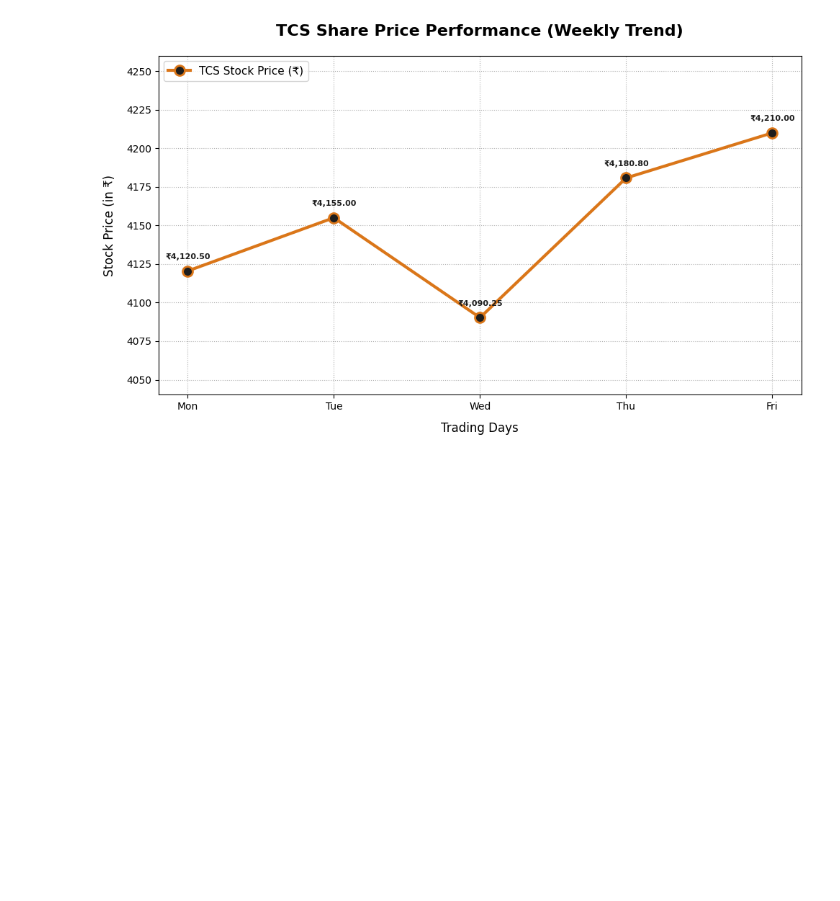
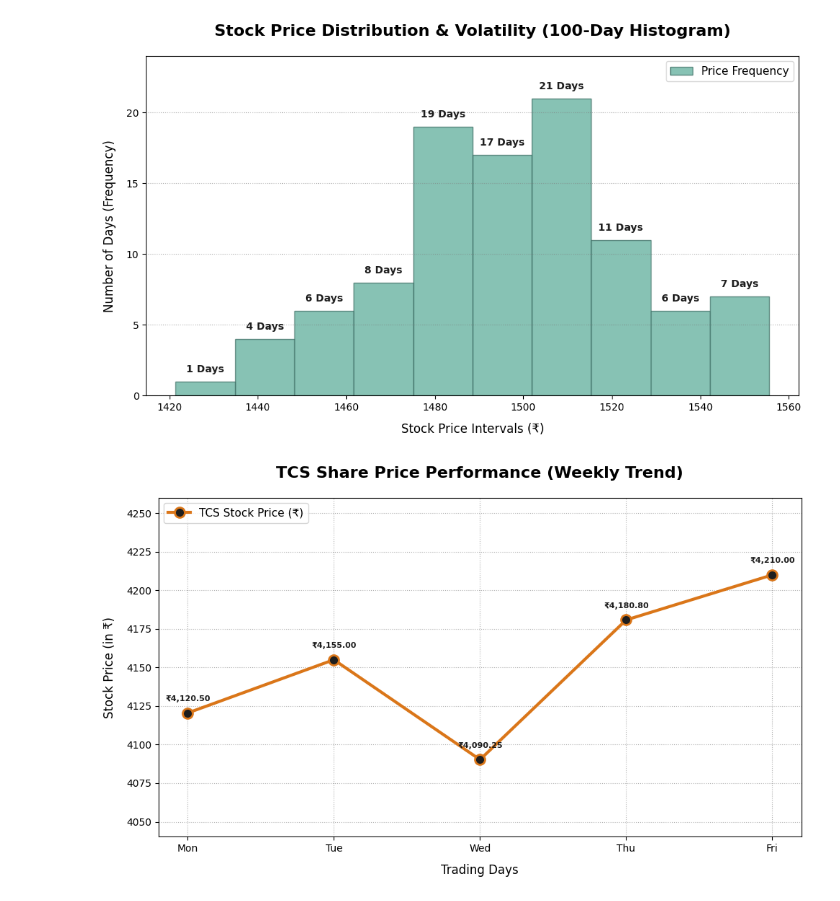
Before and after one commit to theavishekverma/agentic-AI-training, a Jupyter notebook: Jupyter/matplotlib_prog.ipynb, the cells around one changed output. Cells and saved outputs as stored; diff of their text form; code cells hidden in the pictures; blank space fills up the shorter version.

Commit message:
Matplotlib Further Chart Code

```diff
--- a/Jupyter/matplotlib_prog.ipynb
+++ b/Jupyter/matplotlib_prog.ipynb
@@ -1,3 +503,55 @@
+# %%
+import matplotlib.pyplot as plt
+import numpy as np
+
+# 1. Simulate Stock Data (e.g., 100 days of a volatile stock trading around ₹1500)
+np.random.seed(42)
+stock_prices = np.random.normal(loc=1500, scale=30, size=100)
+
+# 2. Initialize the plot
+plt.figure(figsize=(10, 6))
+
+# 3. Create the Histogram
+# 'bins' defines how many intervals we break the data into
+counts, bins, patches = plt.hist(stock_prices,
+                                 bins=10,
+                                 color='#69b3a2',
+                                 edgecolor='#43746a',
+                                 alpha=0.8,
+                                 label='Price Frequency')
+
+# 4. Loop to show the frequency count value on top of every single bin
+for patch in patches:
+    height = patch.get_height()
+    if height > 0: # Only label bins that actually have data points in them
+        plt.text(patch.get_x() + patch.get_width()/2.0,   # X coordinate: center of the bin
+                 height + 0.5,                            # Y coordinate: just above the bin top
+                 f'{int(height)} Days',                   # Text formatting
+                 ha='center',                             # Horizontal alignment
+                 va='bottom',                             # Vertical alignment
+                 fontsize=10,
+                 fontweight='bold',
+                 color='#1e1e1e')
+
+# 5. Styling and Customization
+plt.title("Stock Price Distribution & Volatility (100-Day Histogram)", fontsize=16, fontweight='bold', pad=20)
+plt.xlabel("Stock Price Intervals (₹)", fontsize=12, labelpad=10)
+plt.ylabel("Number of Days (Frequency)", fontsize=12, labelpad=10)
+
+# Add a clean horizontal grid to track frequencies easily
+plt.grid(True, axis='y', linestyle=':', alpha=0.6, color='gray')
+
+# Make the Y-axis limit slightly taller than the highest bin to make room for labels
+plt.ylim(0, max(counts) + 3)
+
+# Add the legend
+plt.legend(loc='upper right', fontsize=11)
+
+# 6. Display the chart smoothly
+plt.tight_layout()
+plt.show()
+# %% [output]
+[figure, added]
 # %%
 import matplotlib.pyplot as plt
 
```
Also changed, not shown: parts of 4 cells of this notebook.
